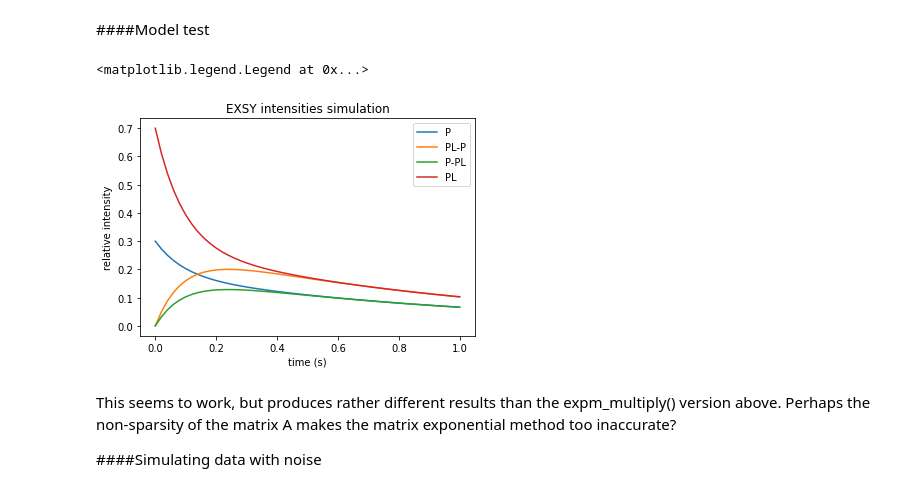
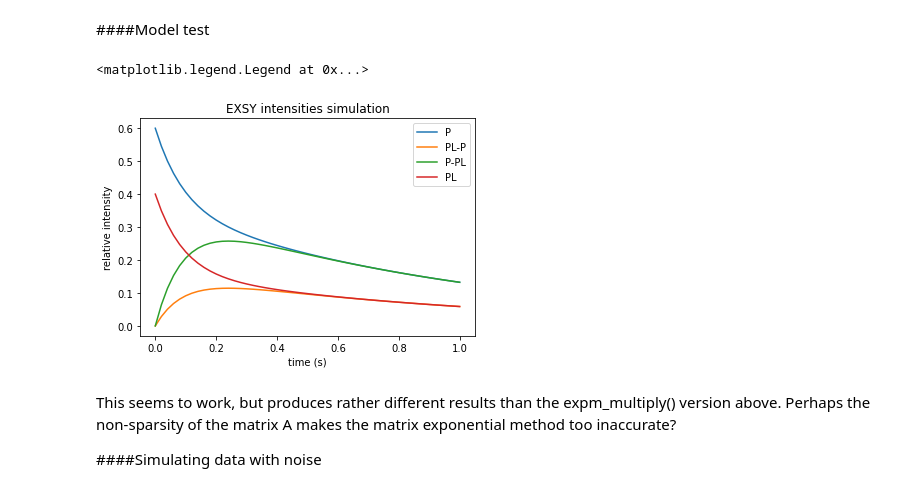
Before and after one commit to brianosmith/EXSY_fitting_notebook, a Jupyter notebook: EXSY_simulation.ipynb, the cells around one changed output. Saved outputs shown, nothing was run; the diff lists cells and outputs as text; code cells hidden in the pictures.

```diff
--- a/EXSY_simulation.ipynb
+++ b/EXSY_simulation.ipynb
@@ -214,37 +216,37 @@ kon = 4.0    # M * M^{-1}s^{-1} concentration times diffusion limited on rate
 koff = kex - kon
 R1P = 1.0    # s^{-1}
 R1PL = R1P   # keep things simple for now
-pa = 0.3     # P in model
-pb = 1 - pa  # PL in model
+pa = koff/(kon+koff)
+pb = kon/(kon+koff)
 
 IPzero = 1 * pa
 IPLzero = 1 * pb
 
 tStart = 0.0
 tStop = 1.0        # Tmix up to about 1/R1
 nTimes = 51
 tval = np.linspace(tStart,tStop,nTimes) # to get a matching time axis for plotting
 tmix = tval
 
 #y = model(T_mix = tmix, R_1P = R1P, R_1PL = R1PL, k_on = kon, k_off = koff, I_P0 = IPzero, I_PL0 = IPLzero)
 y = model(T_mix = tmix, R_1P = R1P, k_on = kon, k_off = koff, I_P0 = IPzero, I_PL0 = IPLzero)._asdict() # simple model with one R1
 
 #print(y[0][:])
 
 #plot the results
 plt.title("EXSY intensities simulation")
 plt.xlabel('time (s)')
 plt.ylabel('relative intensity')
 plt.plot(tval,y[IP], label='P')
 plt.plot(tval,y[IPL_P], label='PL-P')
 plt.plot(tval,y[IP_PL], label='P-PL')
 plt.plot(tval,y[IPL], label='PL')
 #plt.plot(tval,y[4], label='L1')
 #plt.plot(tval,y[5], label='L2')
 plt.legend()
 # %% [output]
 <matplotlib.legend.Legend at 0x...>
-[figure, old version]
+[figure, new version]
 # %% [markdown]
 This seems to work, but produces rather different results than the expm_multiply() version above. Perhaps the non-sparsity of the matrix A makes the matrix exponential method too inaccurate?
 
```
Also changed, not shown: parts of 13 cells of this notebook.
